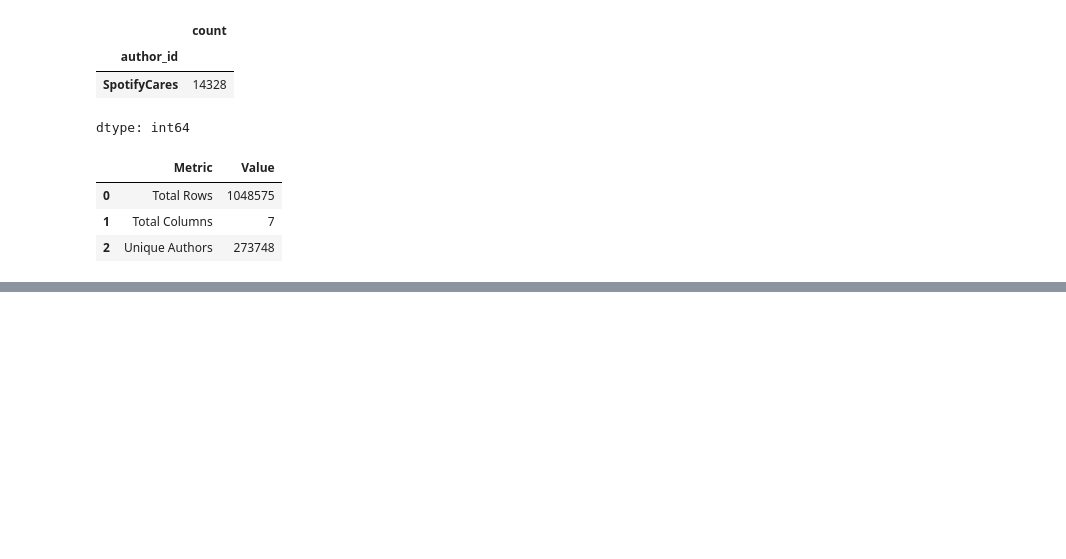
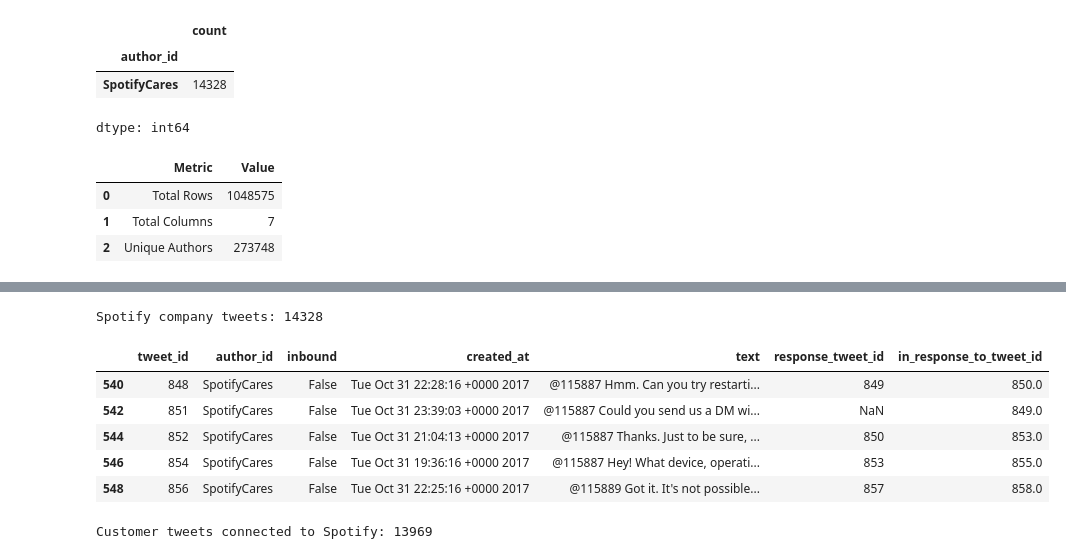
Before and after one commit to Rukshana-S/hiver-spotify-ai-support-agent, a Jupyter notebook: 01_spotify_data_preprocessing.ipynb, the cells around one changed output, grey strips where cells are left out. Cells and saved outputs as stored; diff of their text form; code cells hidden in the pictures; blank space fills up the shorter version.

Commit message:
feat: extract Spotify support conversations from Twitter dataset

```diff
--- a/01_spotify_data_preprocessing.ipynb
+++ b/01_spotify_data_preprocessing.ipynb
@@ -134,0 +142,24 @@ summary.to_csv(
+# %%
+spotify_company = df[df["author_id"] == "SpotifyCares"].copy()
+
+print("Spotify company tweets:", len(spotify_company))
+spotify_company.head()
+# %% [output]
+Spotify company tweets: 14328
+|  | tweet_id | author_id | inbound | created_at | text | response_tweet_id | in_response_to_tweet_id |
+| 540 | 848 | SpotifyCares | False | Tue Oct 31 22:28:16 +0000 2017 | @115887 Hmm. Can you try restarti... | 849 | 850.0 |
+| 542 | 851 | SpotifyCares | False | Tue Oct 31 23:39:03 +0000 2017 | @115887 Could you send us a DM wi... | NaN | 849.0 |
+| 544 | 852 | SpotifyCares | False | Tue Oct 31 21:04:13 +0000 2017 | @115887 Thanks. Just to be sure, ... | 850 | 853.0 |
+| 546 | 854 | SpotifyCares | False | Tue Oct 31 19:36:16 +0000 2017 | @115887 Hey! What device, operati... | 853 | 855.0 |
+| 548 | 856 | SpotifyCares | False | Tue Oct 31 22:25:16 +0000 2017 | @115889 Got it. It's not possible... | 857 | 858.0 |
+# %%
+customer_tweet_ids = (
+    spotify_company["in_response_to_tweet_id"]
+    .dropna()
+    .astype(int)
+    .unique()
+)
+
+print("Customer tweets connected to Spotify:", len(customer_tweet_ids))
+# %% [output]
+Customer tweets connected to Spotify: 13969
```
Also changed, not shown: parts of 5 cells of this notebook.
